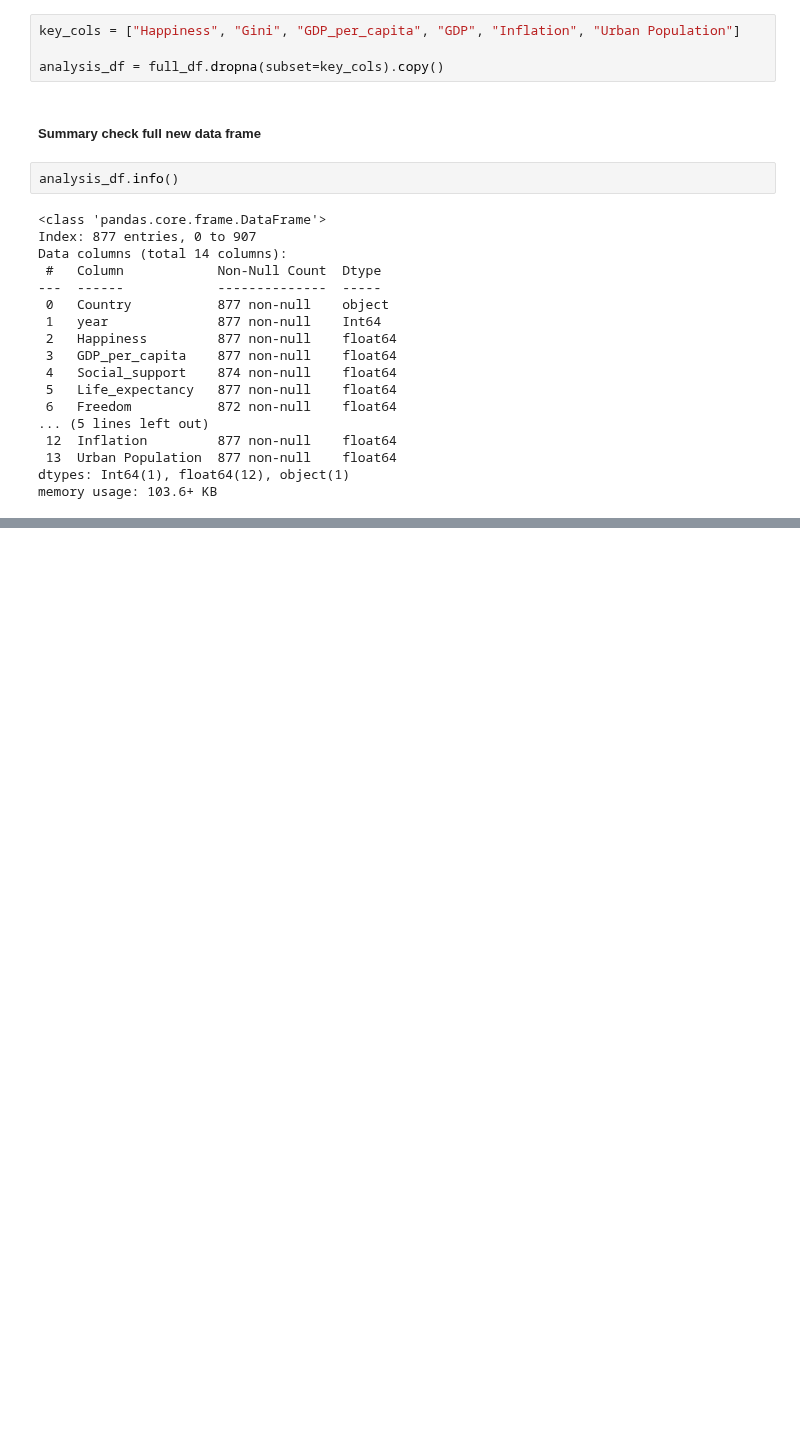
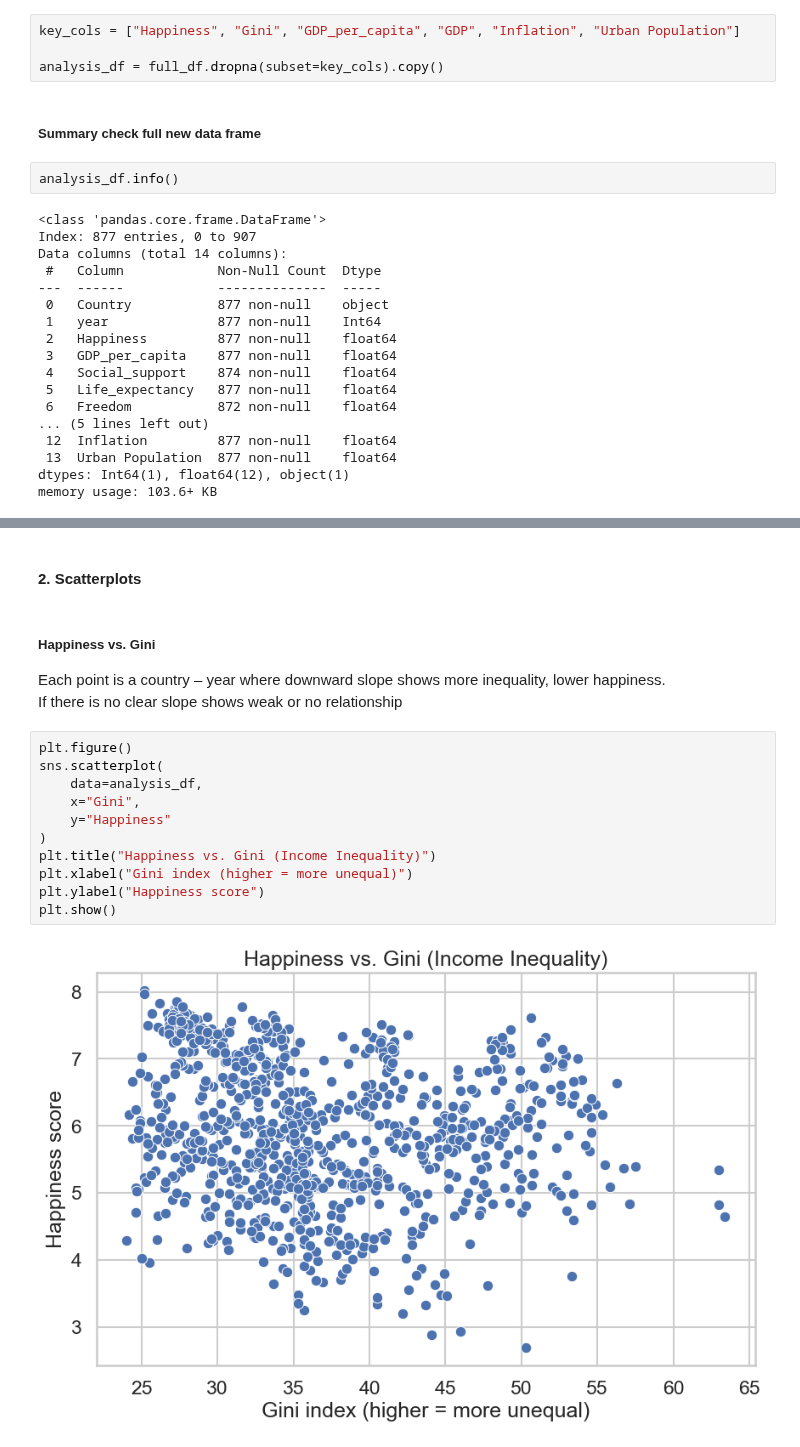
Before and after one commit to mnemtserov/data-science-project, a Jupyter notebook: data_science_project.ipynb, the cells around one changed output, grey strips where cells are left out. Saved outputs shown, nothing was run; the diff lists cells and outputs as text; blank space fills up the shorter version.

```diff
--- a/data_science_project.ipynb
+++ b/data_science_project.ipynb
@@ -811,0 +877,19 @@ analysis_df.describe()
+# %% [markdown]
+#### 2. Scatterplots
+# %% [markdown]
+##### Happiness vs. Gini
+Each point is a country – year where downward slope shows more inequality, lower happiness. \
+If there is no clear slope shows weak or no relationship
+# %%
+plt.figure()
+sns.scatterplot(
+    data=analysis_df,
+    x="Gini",
+    y="Happiness"
+)
+plt.title("Happiness vs. Gini (Income Inequality)")
+plt.xlabel("Gini index (higher = more unequal)")
+plt.ylabel("Happiness score")
+plt.show()
+# %% [output]
+[figure, added]
```
Also changed, not shown: parts of 30 cells of this notebook.
